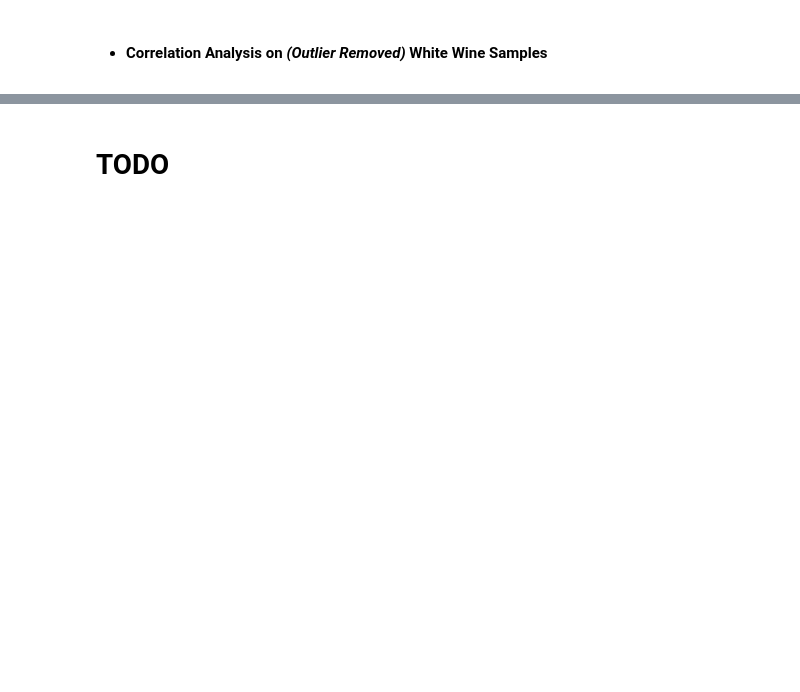
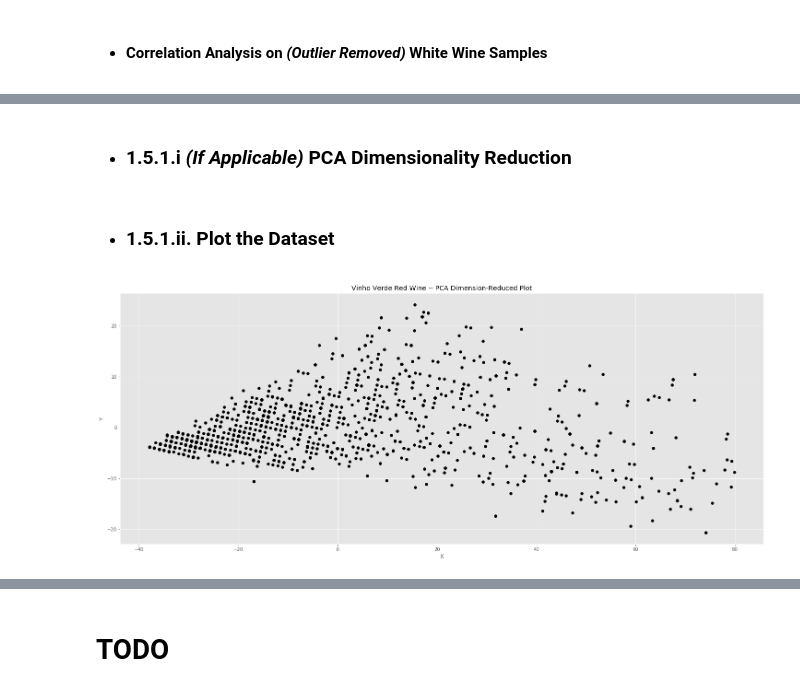
Before and after one commit to Insert-Generic-Name-Here/wine-dataset-classification, a Jupyter notebook: 1-preprocessing.ipynb, the cells around one changed output, grey strips where cells are left out. Cells and saved outputs as stored; diff of their text form; code cells hidden in the pictures; blank space fills up the shorter version.

Commit message:
Data Preprocessing #3 - Dimensionality Reduction;  Data Visualization
TODO:
* Compare Dimensionality Reduction with AutoEncoder Performance
* Perform Dataset Sampling

```diff
--- a/1-preprocessing.ipynb
+++ b/1-preprocessing.ipynb
@@ -176,3 +178,8 @@ Feature: quality === 0 NaN Values, 0 Misisng Values.
+# %%
+vinho_verde_red_X = vinho_verde_red.drop(['quality'], axis=1)
+vinho_verde_red_y = vinho_verde_red['quality']
+vinho_verde_white_X = vinho_verde_white.drop(['quality'], axis=1)
+vinho_verde_white_y = vinho_verde_white['quality']
 # %% [markdown]
 * ### 1.2. Searching (and Removing) Outliers
 # %%
@@ -195,6 +201,6 @@ Feature: quality === Outlier Values Count: 200
 # %%
-feature_outlier_indices = find_outlier_indices(vinho_verde_red)
-for feature, feature_indices in feature_outlier_indices:
+feature_outlier_indices_red = find_outlier_indices(vinho_verde_red_X)
+for feature, feature_indices in feature_outlier_indices_red:
     print ('Feature: {0} === Outlier Values Count: {1}'.format(feature, len(feature_indices)))
 # %% [output]
 Feature: fixed_acidity === Outlier Values Count: 49
@@ -233,0 +236,5 @@ vinho_verde_red_prep.shape
+# %%
+vv_red_X = drop_outliers(vinho_verde_red_X, feature_outlier_indices_red)
+vv_red_y = drop_outliers(vinho_verde_red_y, feature_outlier_indices_red)
+
+vv_red_X.shape
@@ -316,0 +361,22 @@ from matplotlib import style;  style.use('ggplot')
+# %% [markdown]
+* ### 1.5.1.i *(If Applicable)* PCA Dimensionality Reduction
+# %%
+from sklearn.decomposition import PCA
+
+pca_red = PCA(n_components=2) #2-dimensional PCA transformation
+vv_red_pca = pd.DataFrame(pca_red.fit_transform(vv_red_X))
+
+pca_white = PCA(n_components=2) #2-dimensional PCA transformation
+vv_white_pca = pd.DataFrame(pca_white.fit_transform(vv_white_X))
+# %% [markdown]
+* ### 1.5.1.ii. Plot the Dataset
+# %%
+plt.figure(0, figsize=(25, 10))
+plt.title('Vinho Verde Red Wine -- PCA Dimension-Reduced Plot')
+plt.xlabel('X')
+plt.ylabel('Y')
+
+plt.scatter(vv_red_pca[0], vv_red_pca[1], color='black')
+plt.show()
+# %% [output]
+[figure, added]
```
Also changed, not shown: parts of 31 cells of this notebook.
